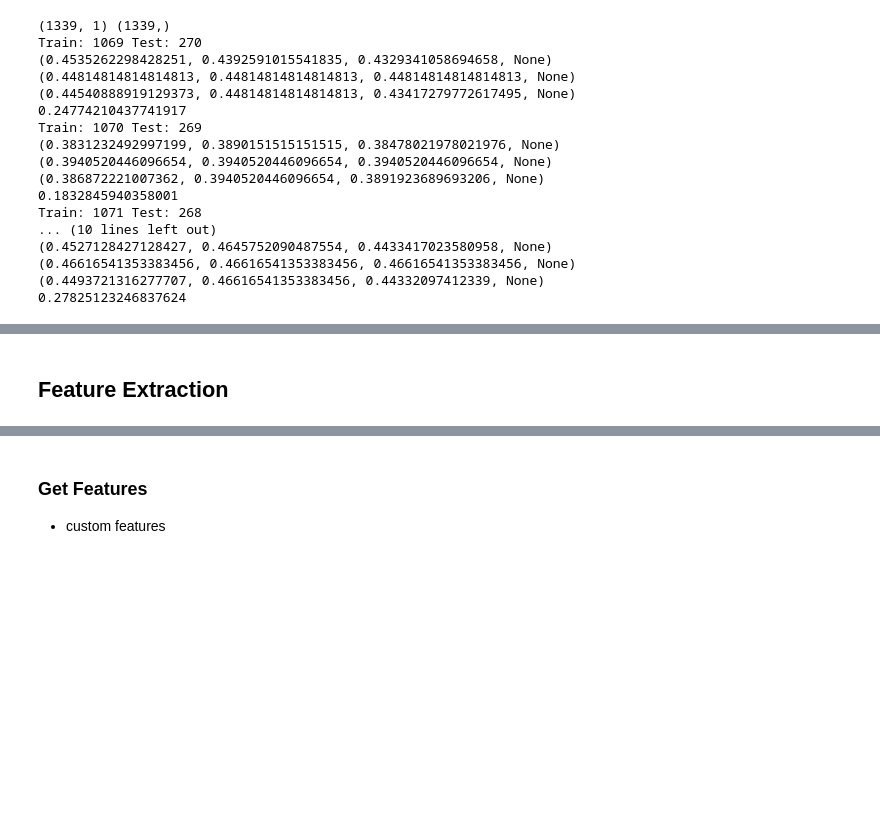
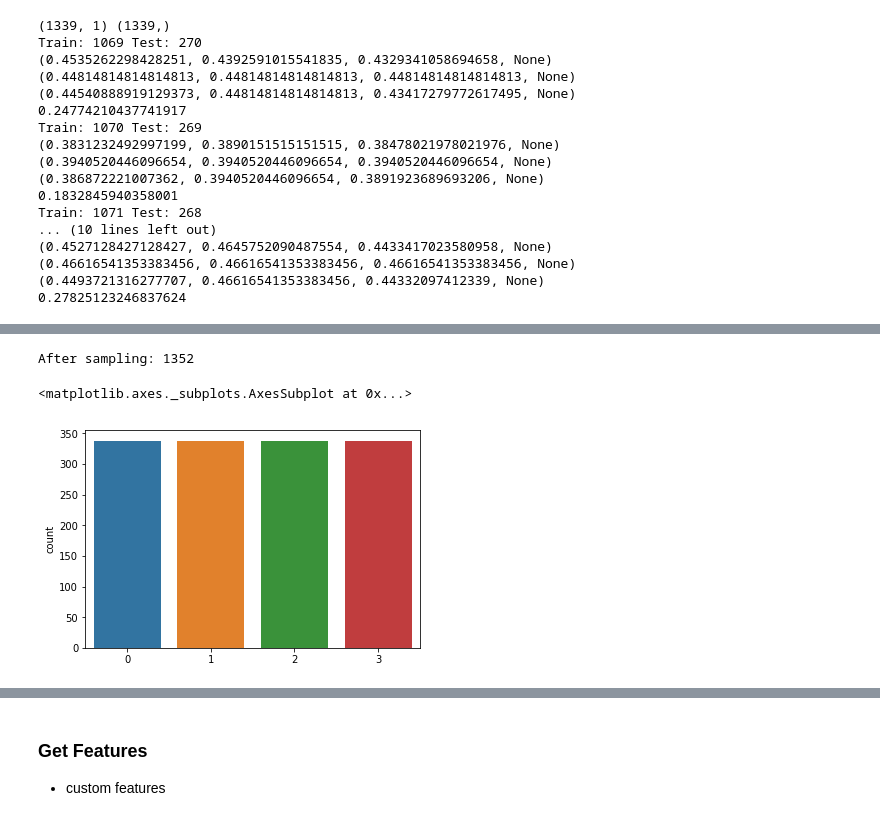
Before and after one commit to devanshi28/finalProject, a Jupyter notebook: experiments/Classification.ipynb, the cells around one changed output, grey strips where cells are left out. Cells and saved outputs as stored; diff of their text form; code cells hidden in the pictures; blank space fills up the shorter version.

```diff
--- a/experiments/Classification.ipynb
+++ b/experiments/Classification.ipynb
@@ -187,5 +358,6 @@ Train: 1071 Test: 268
 # %%
 #Initialise vectoriser
+smote = SMOTE(ratio='minority',random_state=42)
 count_vectorizer = CountVectorizer()
 clf = LogisticRegression() #OvR classifier
 target_names = [str(i) for i in sorted(y.unique())] #Convert to string
@@ -198,13 +370,17 @@ for train_index, test_index in skf.split(X, y):
     X_train, X_test = X.reindex(train_index), X.reindex(test_index)
     y_train, y_test = y.reindex(train_index), y.reindex(test_index)
 
-    #Make pipeline to train classifier
-    pipe = make_pipeline(count_vectorizer, clf)
-    pipe.fit(X_train['EssayText'], y_train)
+    #pipe = make_pipeline(,SMOTE(),clf)
+    pipe = Pipeline([('vectorise', count_vectorizer),
+                          ('oversample',smote),
+                          ('classifer', clf)])
 
-    #Make predictions on test data
-    y_pred = pipe.predict(X_test['EssayText'])
+    pipe.fit(X_train['function_based_text'], y_train)
 
+    y_pred = pipe.predict(X_test['function_based_text'])
+
+    report = metrics.classification_report(y_test, y_pred, target_names=target_names)
+    print(type(report))
     print(precision_recall_fscore_support(y_test, y_pred, average='macro'))
     print(precision_recall_fscore_support(y_test, y_pred, average='micro'))
     print(precision_recall_fscore_support(y_test, y_pred, average='weighted'))
@@ -212,2 +406,10 @@ for train_index, test_index in skf.split(X, y):
-# %% [markdown]
-## Feature Extraction
+# %%
+X_sm, y_sm = smote.fit_sample(X_sm, y_sm)
+
+print("After sampling:", len(X_sm))
+
+sns.countplot(x=y_sm)
+# %% [output]
+After sampling: 1352
+<matplotlib.axes._subplots.AxesSubplot at 0x...>
+[figure, added]
```
Also changed, not shown: parts of 19 cells of this notebook.
